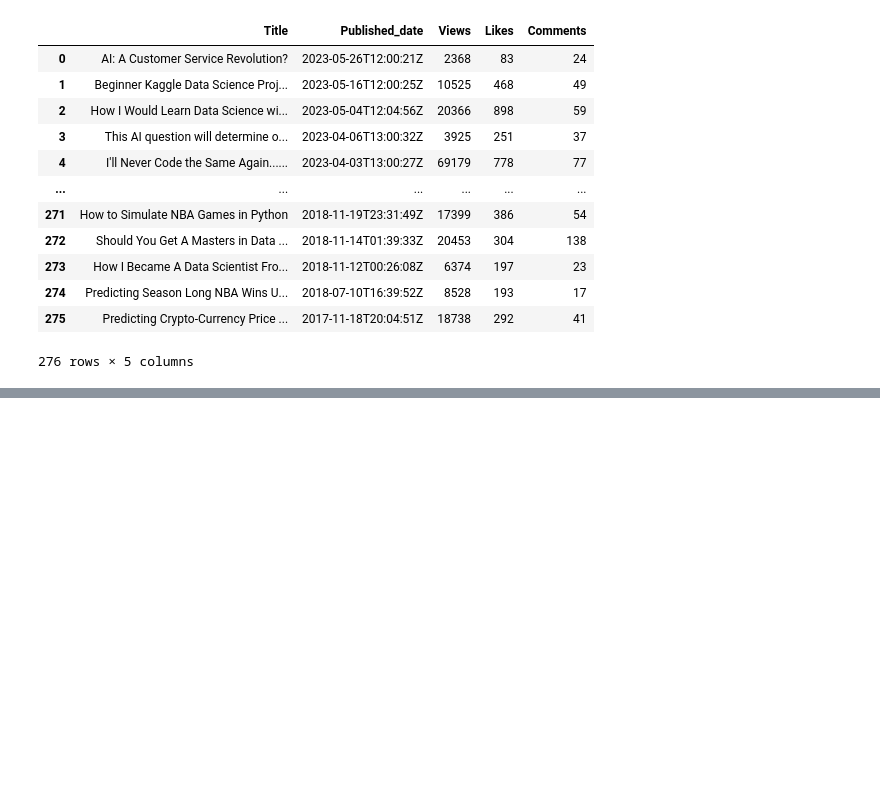
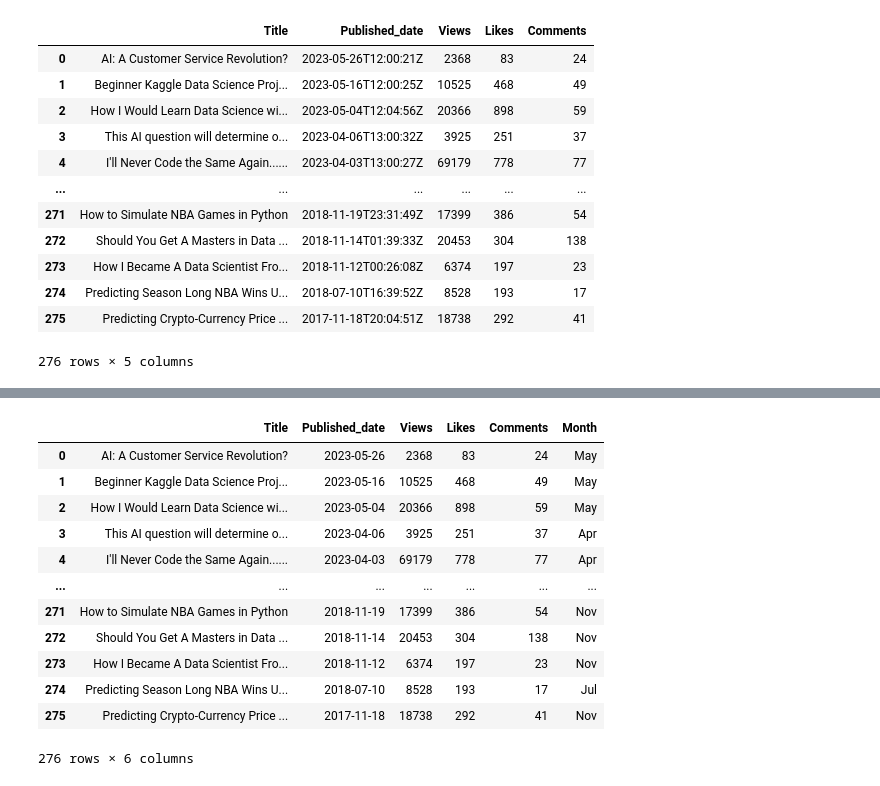
Before and after one commit to zacaugustzac/TrendingTopicForContentCreatorProject, a Jupyter notebook: TrendingTopicForContentCreatorProject.ipynb, the cells around one changed output, grey strips where cells are left out. Cells and saved outputs as stored; diff of their text form; code cells hidden in the pictures; blank space fills up the shorter version.

```diff
--- a/TrendingTopicForContentCreatorProject.ipynb
+++ b/TrendingTopicForContentCreatorProject.ipynb
@@ -245,0 +339,16 @@ top10_videos = video_data.sort_values(by='views', ascending = False)
+# %%
+video_data.to_csv('Video_Details(Ken Jee).csv')
+# %% [output]
+|  | Title | Published_date | Views | Likes | Comments | Month |
+| 0 | AI: A Customer Service Revolution? | 2023-05-26 | 2368 | 83 | 24 | May |
+| 1 | Beginner Kaggle Data Science Proj... | 2023-05-16 | 10525 | 468 | 49 | May |
+| 2 | How I Would Learn Data Science wi... | 2023-05-04 | 20366 | 898 | 59 | May |
+| 3 | This AI question will determine o... | 2023-04-06 | 3925 | 251 | 37 | Apr |
+| 4 | I'll Never Code the Same Again...... | 2023-04-03 | 69179 | 778 | 77 | Apr |
+| ... | ... | ... | ... | ... | ... | ... |
+| 271 | How to Simulate NBA Games in Python | 2018-11-19 | 17399 | 386 | 54 | Nov |
+| 272 | Should You Get A Masters in Data ... | 2018-11-14 | 20453 | 304 | 138 | Nov |
+| 273 | How I Became A Data Scientist Fro... | 2018-11-12 | 6374 | 197 | 23 | Nov |
+| 274 | Predicting Season Long NBA Wins U... | 2018-07-10 | 8528 | 193 | 17 | Jul |
+| 275 | Predicting Crypto-Currency Price ... | 2017-11-18 | 18738 | 292 | 41 | Nov |
+276 rows × 6 columns
```
Also changed, not shown: parts of 12 cells of this notebook, 1 other file.
